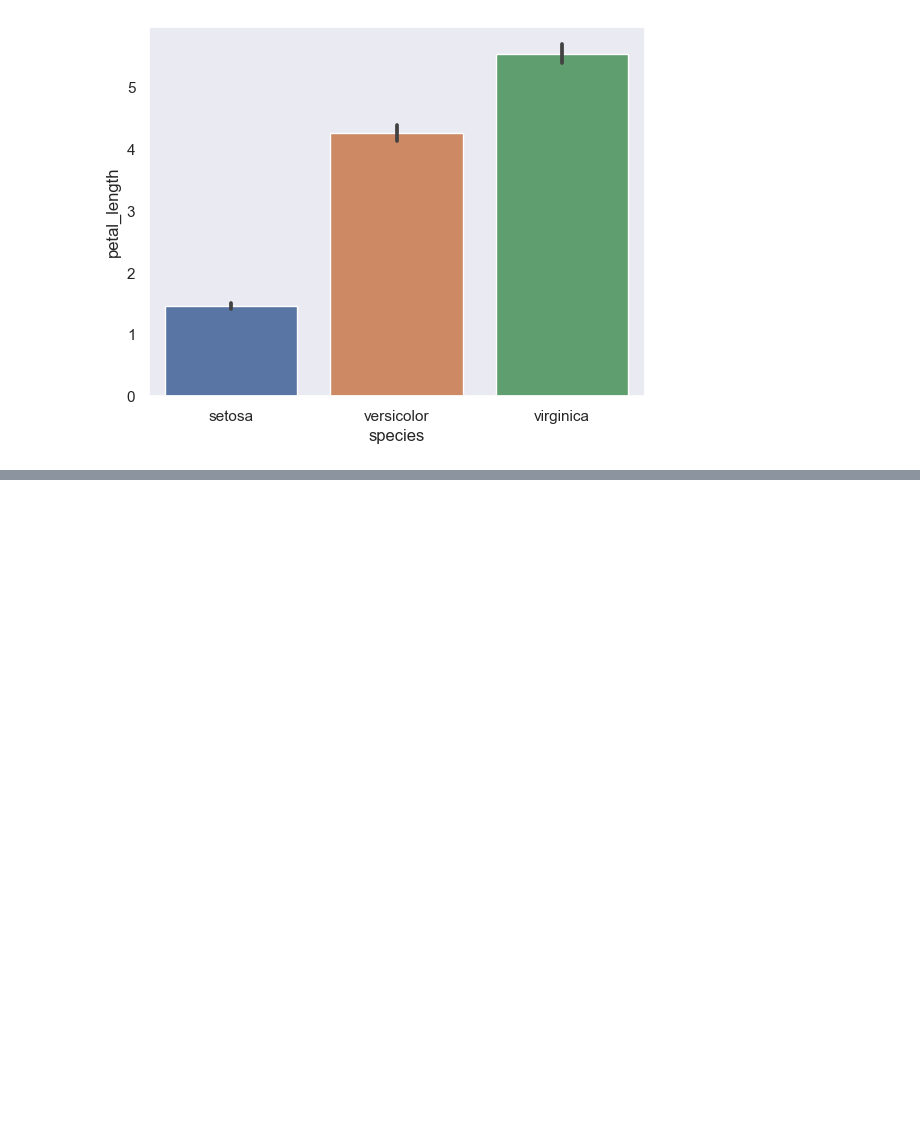
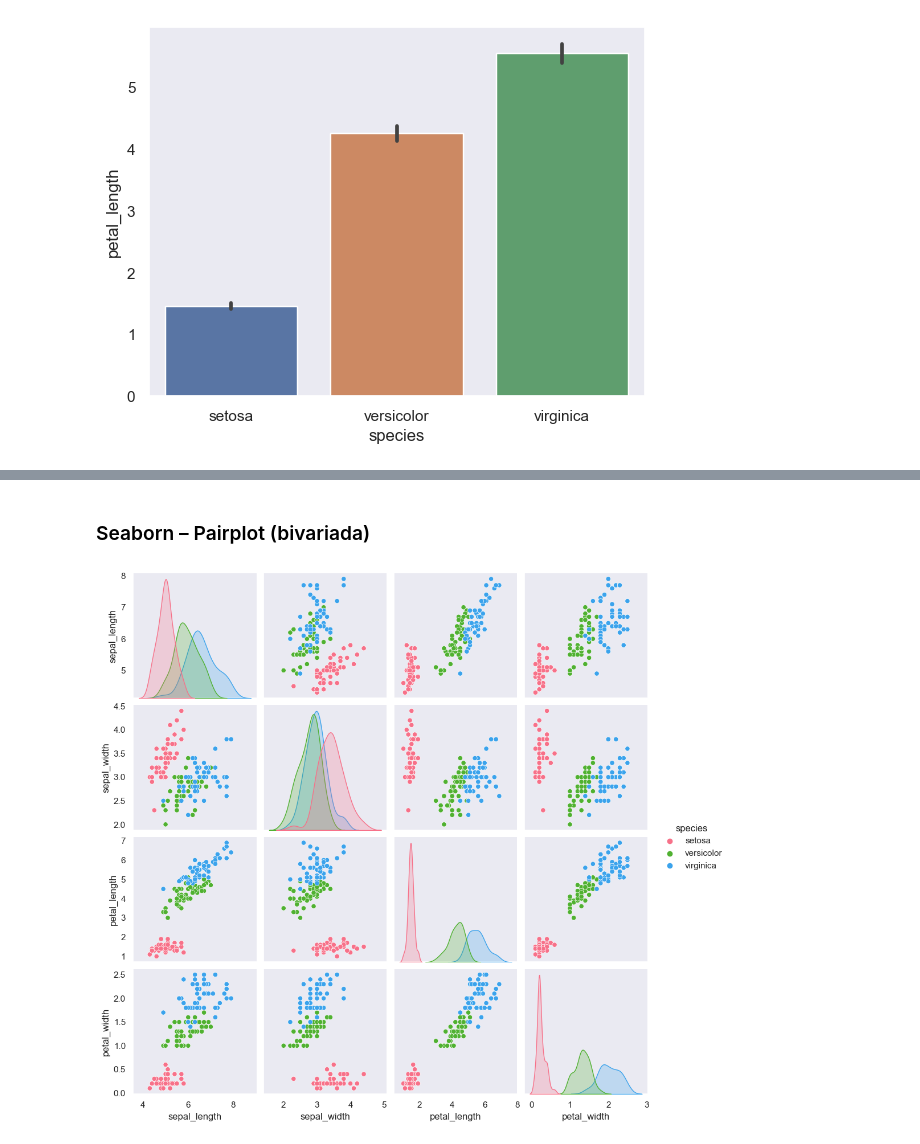
Before and after one commit to dfalaschi/fundamentosbigData.python-senai, a Jupyter notebook: Aula 11 - Visualização de Dados.ipynb, the cells around one changed output, grey strips where cells are left out. Saved outputs shown, nothing was run; the diff lists cells and outputs as text; code cells hidden in the pictures; blank space fills up the shorter version.

```diff
--- a/Aula 11 - Visualização de Dados.ipynb
+++ b/Aula 11 - Visualização de Dados.ipynb
@@ -263,0 +294,11 @@ sns.barplot(x='species',y='petal_length',data=iris)
+# %% [markdown]
+### Seaborn – Pairplot (bivariada)
+# %%
+sns.pairplot(iris,
+             hue='species',
+             diag_kind='kde',
+             kind='scatter',
+             palette='husl')
+plt.savefig('pairplot_iris.png')
+# %% [output]
+[figure, added]
```
Also changed, not shown: parts of 5 cells of this notebook, 3 other files.
